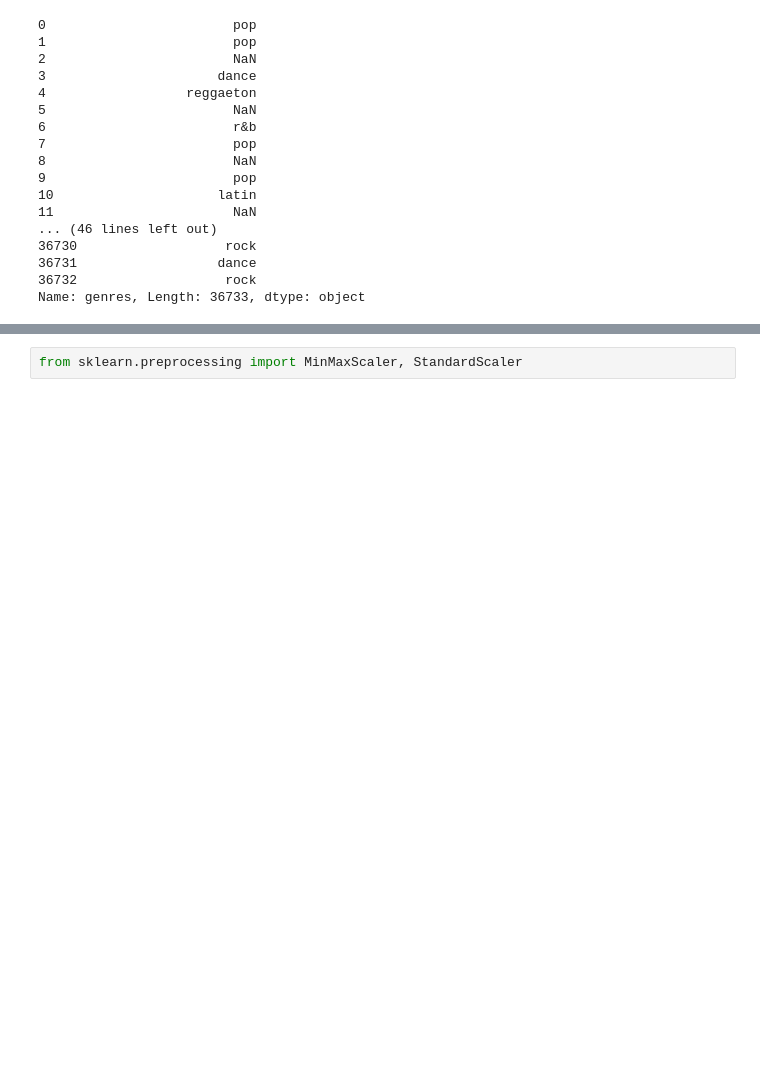
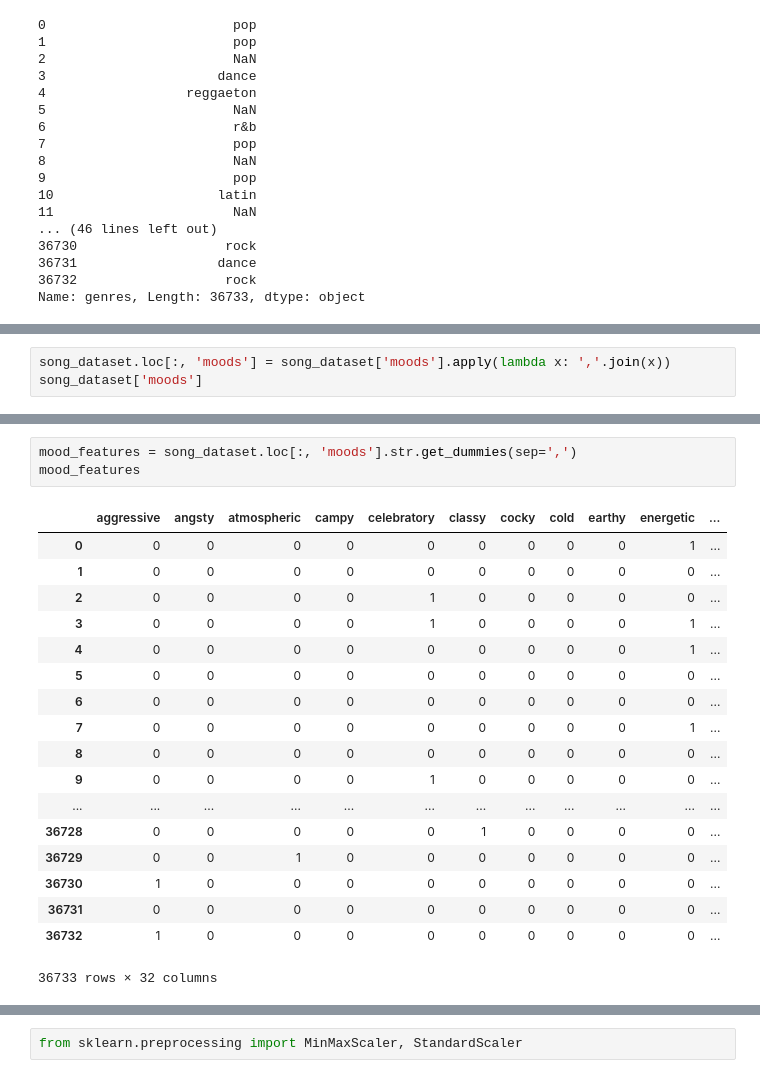
Before and after one commit to singuyenmai/Machine-Learning-CoderSchool, a Jupyter notebook: week1/Assignment_1.ipynb, the cells around one changed output, grey strips where cells are left out. Saved outputs shown, nothing was run; the diff lists cells and outputs as text; blank space fills up the shorter version.

Commit message:
More experiments with mood feature

```diff
--- a/week1/Assignment_1.ipynb
+++ b/week1/Assignment_1.ipynb
@@ -56,0 +48,3 @@ song_dataset.head()
+# %%
+song_dataset.loc[:, 'moods'] = song_dataset['moods'].apply(lambda x: ','.join(x))
+song_dataset['moods']
@@ -56,0 +100,22 @@ song_dataset.head()
+# %%
+mood_features = song_dataset.loc[:, 'moods'].str.get_dummies(sep=',')
+mood_features
+# %% [output]
+|  | aggressive | angsty | atmospheric | campy | celebratory | classy | cocky | cold | earthy | energetic | ... |
+| 0 | 0 | 0 | 0 | 0 | 0 | 0 | 0 | 0 | 0 | 1 | ... |
+| 1 | 0 | 0 | 0 | 0 | 0 | 0 | 0 | 0 | 0 | 0 | ... |
+| 2 | 0 | 0 | 0 | 0 | 1 | 0 | 0 | 0 | 0 | 0 | ... |
+| 3 | 0 | 0 | 0 | 0 | 1 | 0 | 0 | 0 | 0 | 1 | ... |
+| 4 | 0 | 0 | 0 | 0 | 0 | 0 | 0 | 0 | 0 | 1 | ... |
+| 5 | 0 | 0 | 0 | 0 | 0 | 0 | 0 | 0 | 0 | 0 | ... |
+| 6 | 0 | 0 | 0 | 0 | 0 | 0 | 0 | 0 | 0 | 0 | ... |
+| 7 | 0 | 0 | 0 | 0 | 0 | 0 | 0 | 0 | 0 | 1 | ... |
+| 8 | 0 | 0 | 0 | 0 | 0 | 0 | 0 | 0 | 0 | 0 | ... |
+| 9 | 0 | 0 | 0 | 0 | 1 | 0 | 0 | 0 | 0 | 0 | ... |
+| ... | ... | ... | ... | ... | ... | ... | ... | ... | ... | ... | ... |
+| 36728 | 0 | 0 | 0 | 0 | 0 | 1 | 0 | 0 | 0 | 0 | ... |
+| 36729 | 0 | 0 | 1 | 0 | 0 | 0 | 0 | 0 | 0 | 0 | ... |
+| 36730 | 1 | 0 | 0 | 0 | 0 | 0 | 0 | 0 | 0 | 0 | ... |
+| 36731 | 0 | 0 | 0 | 0 | 0 | 0 | 0 | 0 | 0 | 0 | ... |
+| 36732 | 1 | 0 | 0 | 0 | 0 | 0 | 0 | 0 | 0 | 0 | ... |
+36733 rows × 32 columns
```
Also changed, not shown: parts of 21 cells of this notebook.
